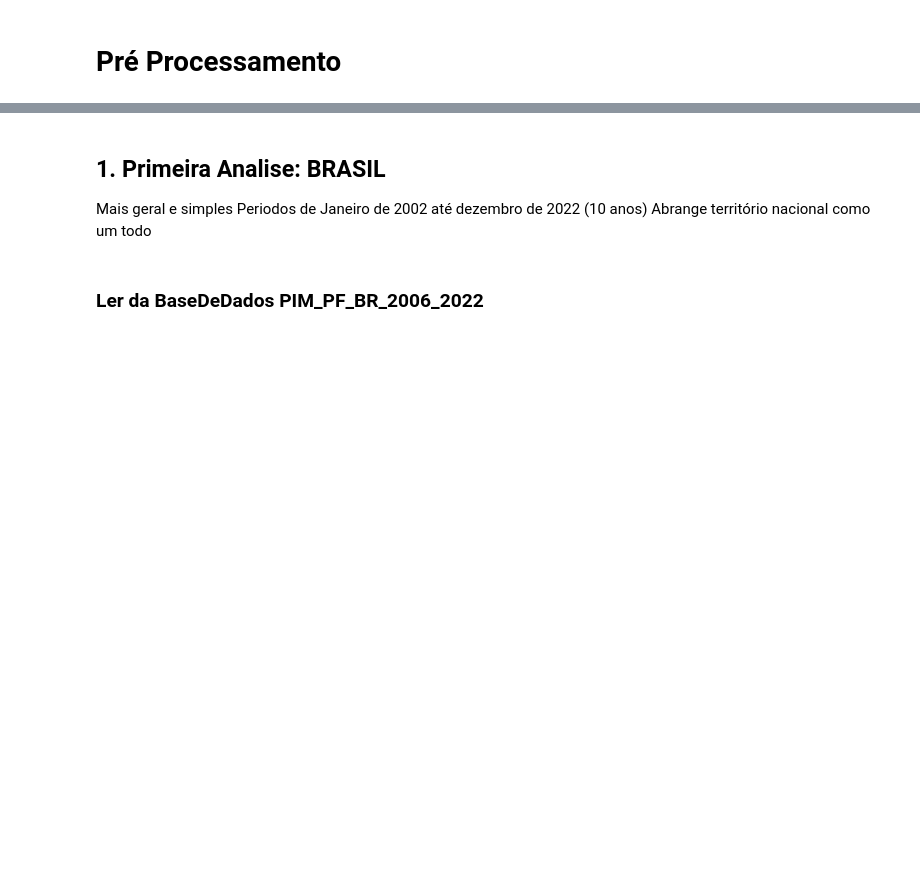
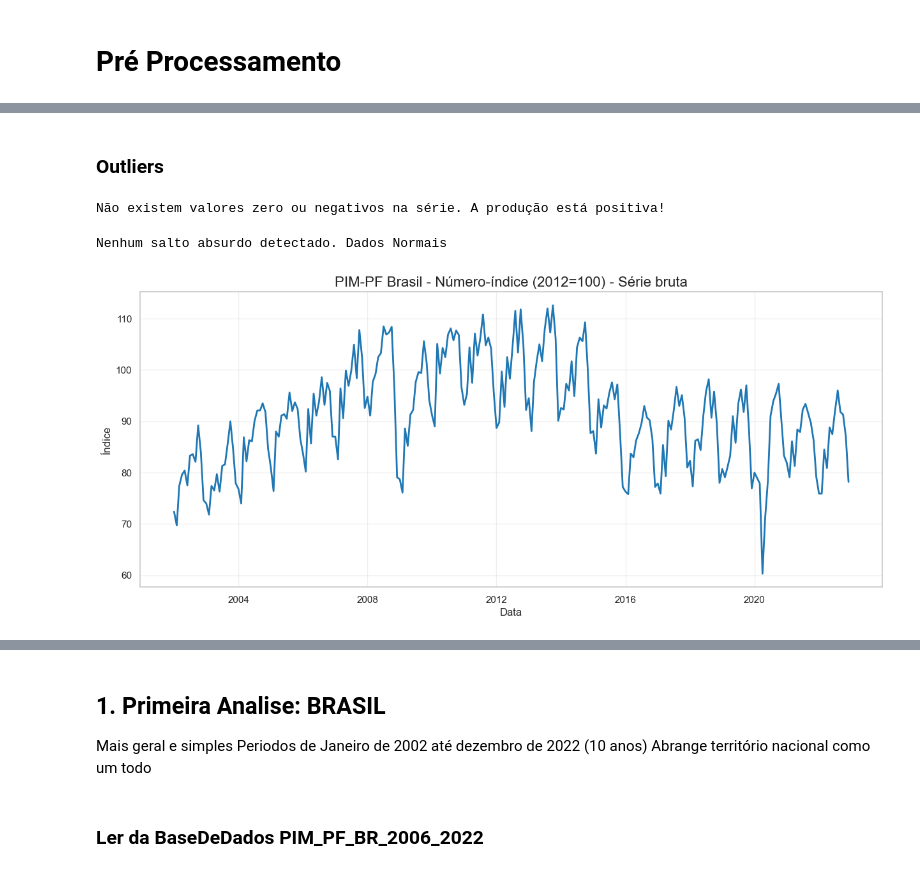
Before and after one commit to MarianaMayumeCaniza/PROJETOAPLICADO4_2026.01, a Jupyter notebook: Desenvolvimento/DesenvolvimentodoProjeto.ipynb, the cells around one changed output, grey strips where cells are left out. Drawn from its saved outputs; the diff is of its cells as text; code cells hidden in the pictures; blank space fills up the shorter version.

```diff
--- a/Desenvolvimento/DesenvolvimentodoProjeto.ipynb
+++ b/Desenvolvimento/DesenvolvimentodoProjeto.ipynb
@@ -50,0 +117,71 @@ print(df_clean.head())
+# %% [markdown]
+### Outliers
+# %%
+#Valores negativos!
+import numpy as np
+# --- SANEAMENTO DE VALORES IMPOSSÍVEIS ---
+
+# 1. Checar se existem zeros ou negativos
+invalidos = (BrasilGeral['Indice'] <= 0).sum()
+
+if invalidos > 0:
+    print(f"Existem {invalidos} valor(es) zero ou negativo(s). Tratando como 'vazio' (NaN)...")
+    # Transforma apenas os valores problemáticos em NaN
+    BrasilGeral.loc[BrasilGeral['Indice'] <= 0, 'Indice'] = np.nan
+    BrasilGeral['Indice'] = BrasilGeral['Indice'].interpolate()
+
+else:
+    print("Não existem valores zero ou negativos na série. A produção está positiva!")
+# %% [output]
+Não existem valores zero ou negativos na série. A produção está positiva!
+# %%
+#Valores Distonantes, distintos, possiveis outliers com base na media dos 6meses anteriores e 6 meses posteriores
+
+# Criar média e desvio padrão móvel de 12 meses
+# O 'center=True' olha 6 meses para trás e 6 para frente
+rolling_mean = BrasilGeral['Indice'].rolling(window=12, center=True).mean()
+rolling_std = BrasilGeral['Indice'].rolling(window=12, center=True).std()
+
+# Calcular o Z-Score (quantos desvios o ponto está longe da média)
+z_scores = (BrasilGeral['Indice'] - rolling_mean) / rolling_std
+
+# Checagem dos Outliers (|z| > 3)
+outliers_encontrados = z_scores.abs() > 3
+
+if outliers_encontrados.any():
+    qtd_outliers = outliers_encontrados.sum()
+    print(f"Numero de possiveis outliers: {qtd_outliers} ")
+
+    # Mostrar quais datas são para você conferir
+    print(BrasilGeral[outliers_encontrados].index)
+
+    # Transforma esses saltos em "vazio" para serem corrigidos depois
+    BrasilGeral.loc[outliers_encontrados, 'Indice'] = np.nan
+    BrasilGeral['Indice'] = BrasilGeral['Indice'].interpolate()
+else:
+    print("Nenhum salto absurdo detectado. Dados Normais")
+# %% [output]
+Nenhum salto absurdo detectado. Dados Normais
+# %%
+import matplotlib.pyplot as plt
+import seaborn as sns
+
+# 1. Definindo o estilo e o tamanho da imagem (proporção larga como a sua)
+plt.figure(figsize=(15, 6))
+sns.set_theme(style="whitegrid") # Cria esse fundo com grades claras
+
+# 2. Plotando a linha (o 'Indice' que limpamos antes)
+plt.plot(BrasilGeral.index, BrasilGeral['Indice'], color='#1f77b4', linewidth=2)
+
+# 3. Personalizando os textos (Exatamente como na sua imagem)
+plt.title('PIM-PF Brasil - Número-índice (2012=100) - Série bruta', fontsize=16)
+plt.xlabel('Data', fontsize=12)
+plt.ylabel('Índice', fontsize=12)
+
+# 4. Ajuste fino da grade (deixando ela mais suave)
+plt.grid(True, alpha=0.3)
+
+# Exibir o gráfico
+plt.show()
+# %% [output]
+[figure, added]
```
Also changed, not shown: parts of 23 cells of this notebook.
